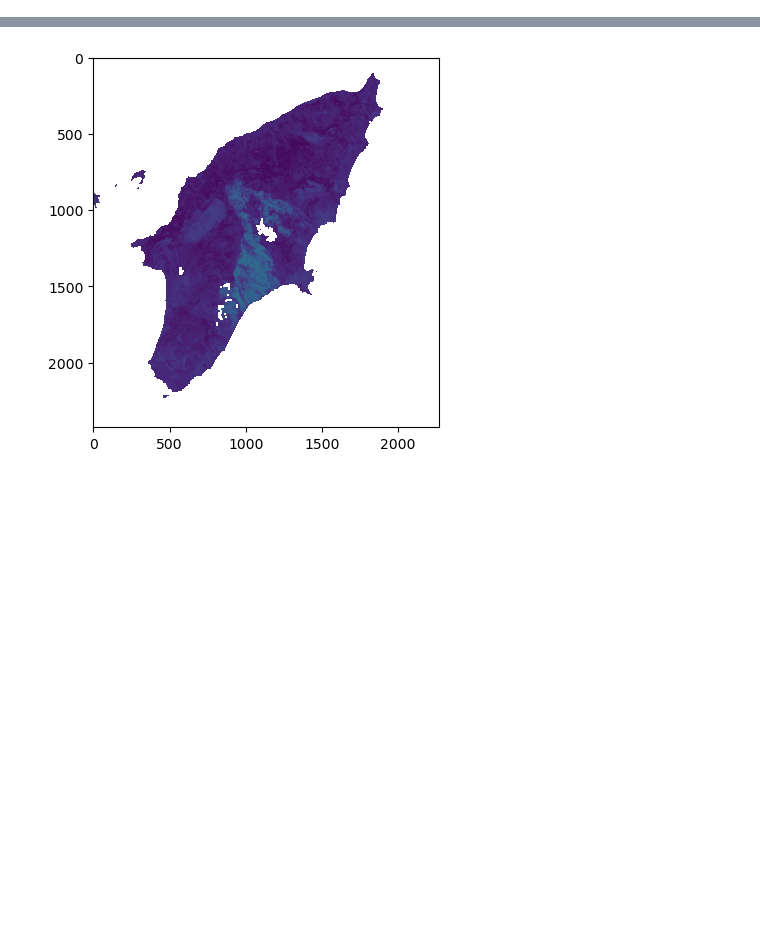
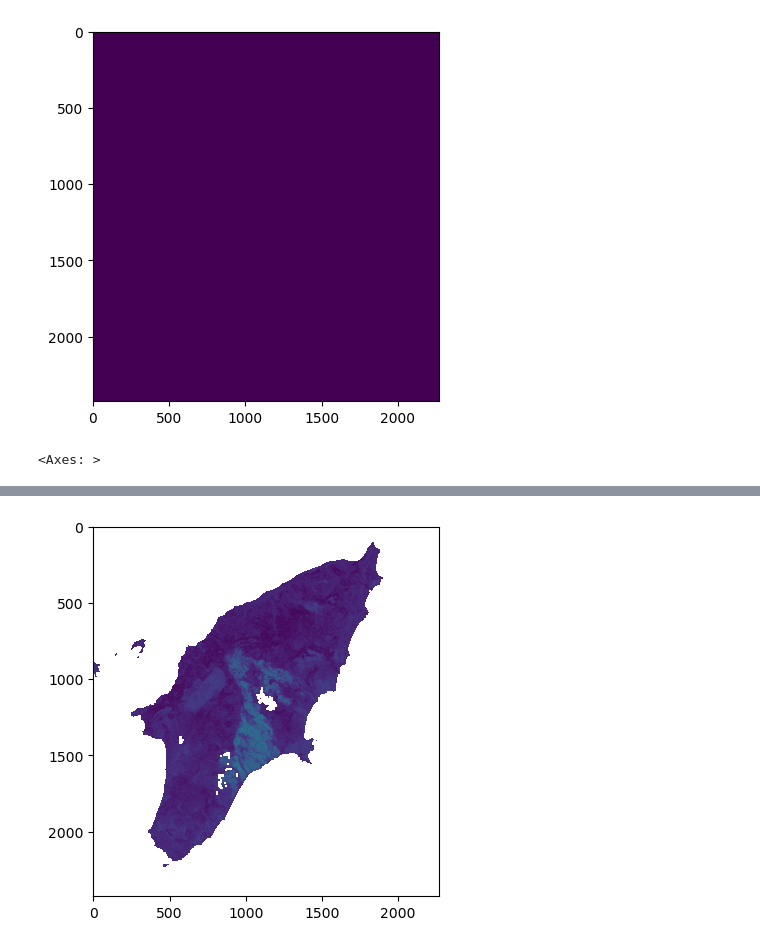
Before and after one commit to Pinnacle55/landsatAFD, a Jupyter notebook: Active Fire Detection.ipynb, the cells around one changed output, grey strips where cells are left out. Saved outputs shown, nothing was run; the diff lists cells and outputs as text; code cells hidden in the pictures; blank space fills up the shorter version.

```diff
--- a/Active Fire Detection.ipynb
+++ b/Active Fire Detection.ipynb
@@ -113,0 +273,8 @@ def potential_fire(band, background_mask):
+# %%
+pfire = potential_fire(band, background_mask)
+
+# show(pfire[1450:1550, 800:900])
+show(pfire)
+# %% [output]
+[figure, added]
+<Axes: >
```
Also changed, not shown: parts of 21 cells of this notebook, 1 other file.
